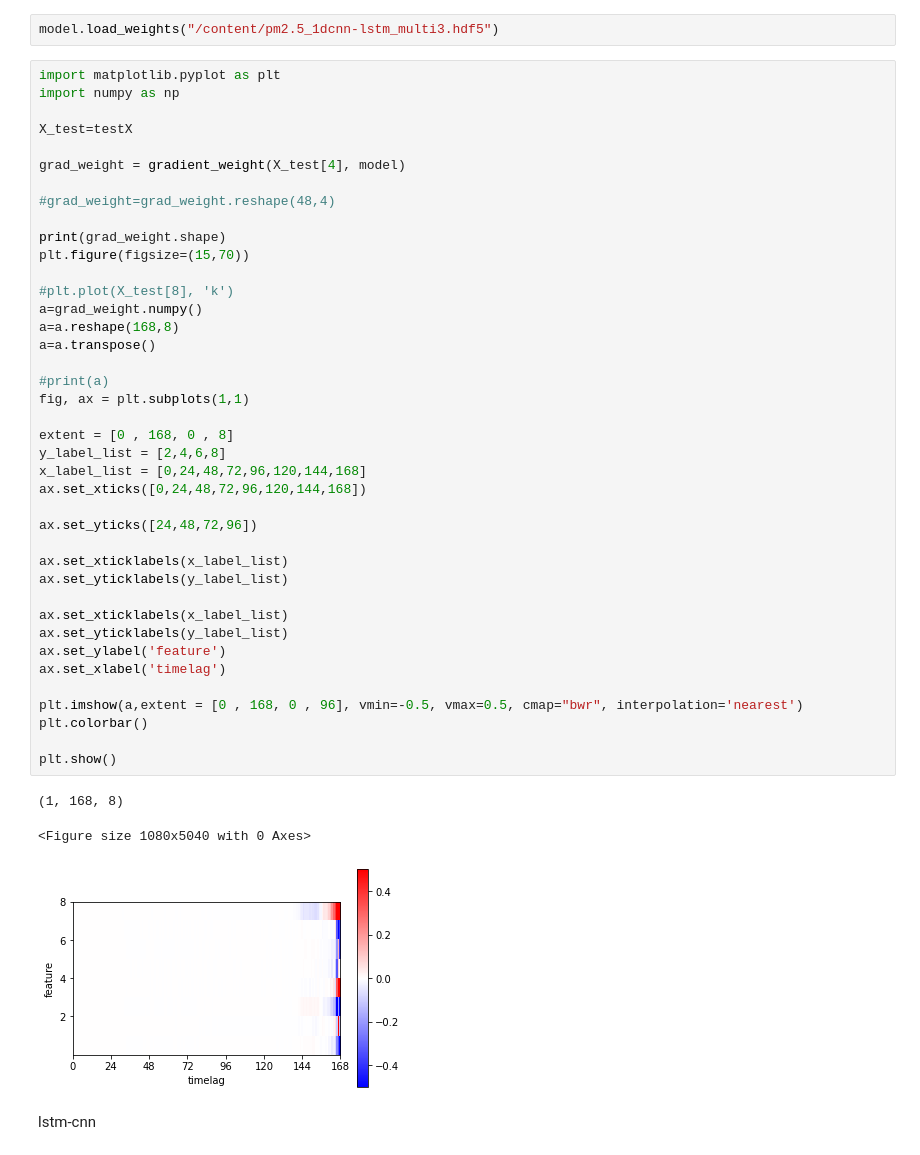
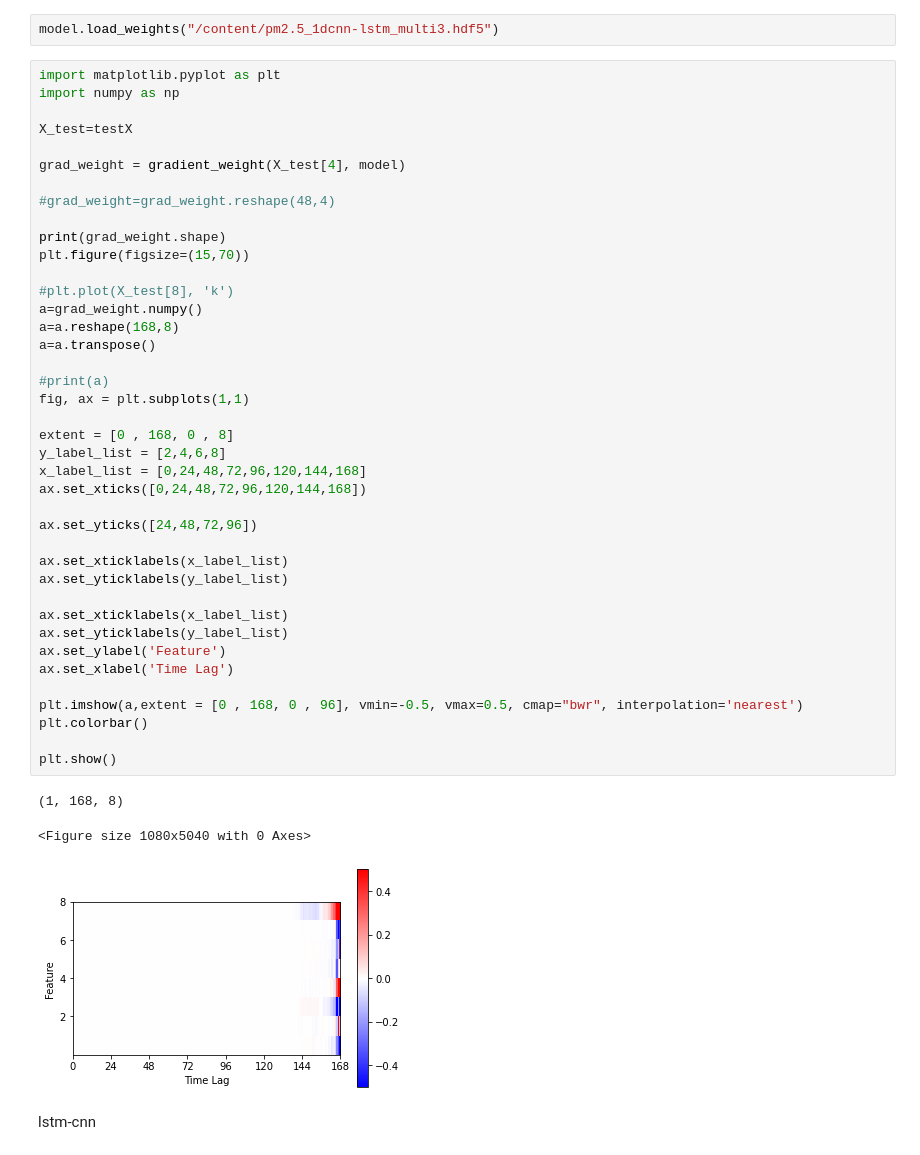
Before and after one commit to ikwak2/hj19_timeseries, a Jupyter notebook: chan/pm2.5 feature importance.ipynb, the cells around one changed output. Drawn from its saved outputs; the diff is of its cells as text.

```diff
--- a/chan/pm2.5 feature importance.ipynb
+++ b/chan/pm2.5 feature importance.ipynb
@@ -183,36 +183,36 @@ print(grad_weight.shape)
 plt.figure(figsize=(15,70))
 
 #plt.plot(X_test[8], 'k')
 a=grad_weight.numpy()
 a=a.reshape(168,8)
 a=a.transpose()
 
 #print(a)
 fig, ax = plt.subplots(1,1)
 
 extent = [0 , 168, 0 , 8]
 y_label_list = [2,4,6,8]
 x_label_list = [0,24,48,72,96,120,144,168]
 ax.set_xticks([0,24,48,72,96,120,144,168])
 
 ax.set_yticks([24,48,72,96])
 
 ax.set_xticklabels(x_label_list)
 ax.set_yticklabels(y_label_list)
 
 ax.set_xticklabels(x_label_list)
 ax.set_yticklabels(y_label_list)
-ax.set_ylabel('feature')
-ax.set_xlabel('timelag')
+ax.set_ylabel('Feature')
+ax.set_xlabel('Time Lag')
 
 plt.imshow(a,extent = [0 , 168, 0 , 96], vmin=-0.5, vmax=0.5, cmap="bwr", interpolation='nearest')
 plt.colorbar()
 
 plt.show()
 # %% [output]
 (1, 168, 8)
 <Figure size 1080x5040 with 0 Axes>
-[figure, old version]
+[figure, new version]
 # %% [markdown]
 lstm-cnn
 # %%
```
Also changed, not shown: parts of 2 cells of this notebook, 1 other file.
